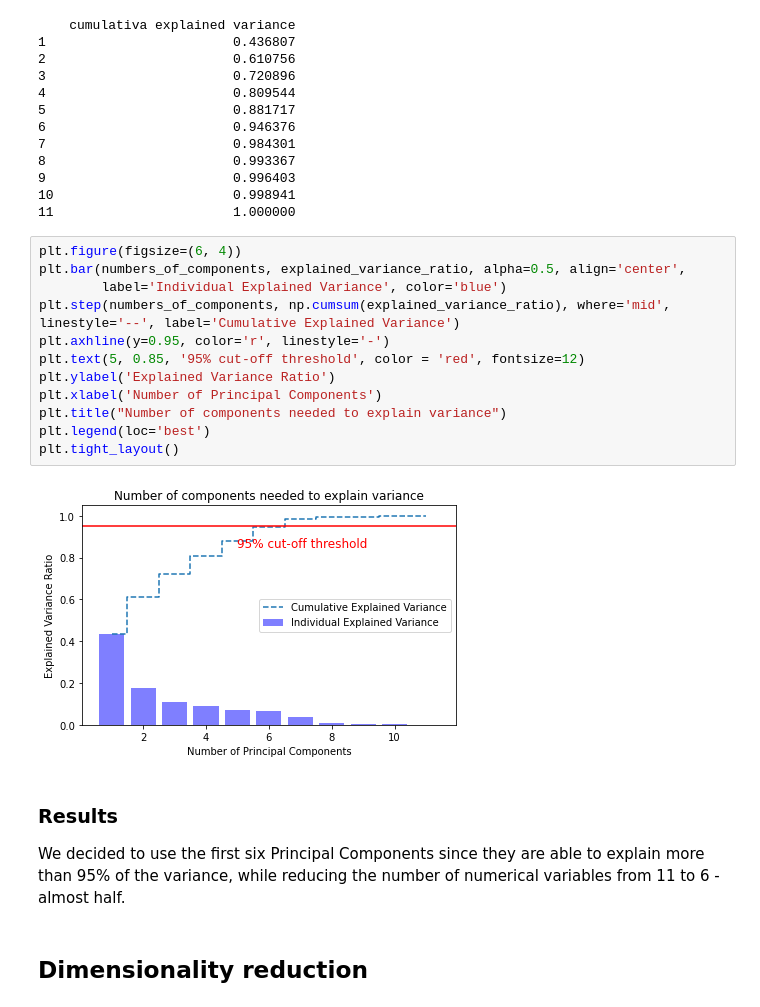
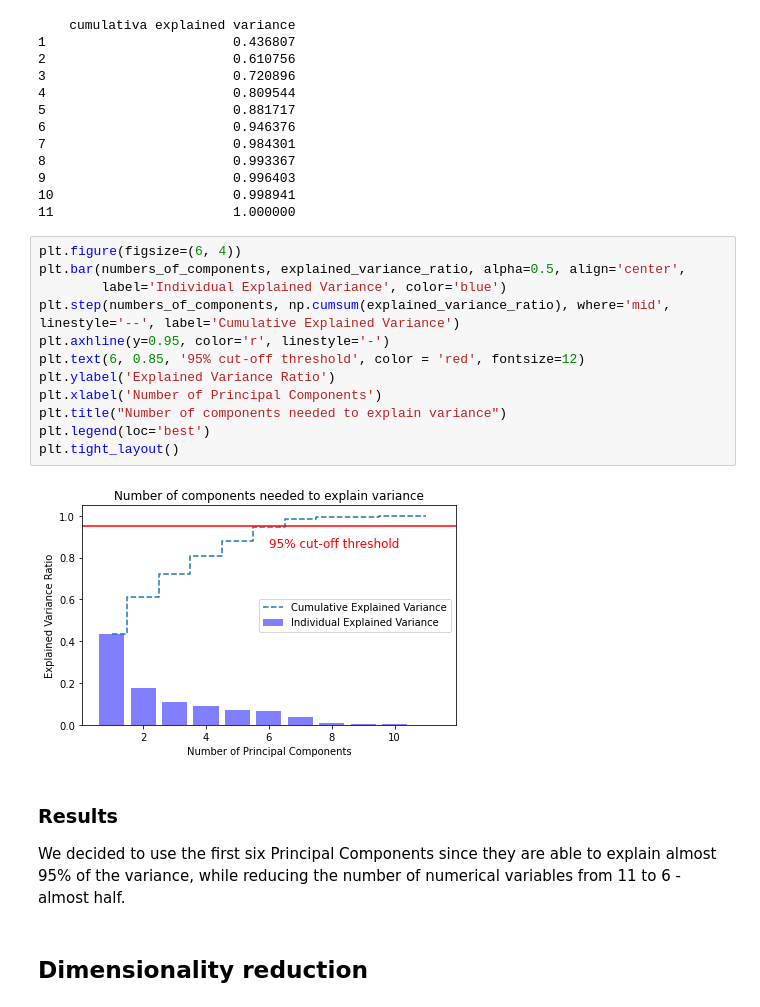
Before and after one commit to sharifnasser/ML-second-midterm, a Jupyter notebook: mid_term.ipynb, the cells around one changed output. Saved outputs shown, nothing was run; the diff lists cells and outputs as text.

```diff
--- a/mid_term.ipynb
+++ b/mid_term.ipynb
@@ -114,20 +115,20 @@ print(pd.DataFrame( {'cumulativa explained variance': np.cumsum(explained_varian
 # %%
 plt.figure(figsize=(6, 4))
 plt.bar(numbers_of_components, explained_variance_ratio, alpha=0.5, align='center',
         label='Individual Explained Variance', color='blue')
 plt.step(numbers_of_components, np.cumsum(explained_variance_ratio), where='mid', linestyle='--', label='Cumulative Explained Variance')
 plt.axhline(y=0.95, color='r', linestyle='-')
-plt.text(5, 0.85, '95% cut-off threshold', color = 'red', fontsize=12)
+plt.text(6, 0.85, '95% cut-off threshold', color = 'red', fontsize=12)
 plt.ylabel('Explained Variance Ratio')
 plt.xlabel('Number of Principal Components')
 plt.title("Number of components needed to explain variance")
 plt.legend(loc='best')
 plt.tight_layout()
 # %% [output]
-[figure, old version]
+[figure, new version]
 # %% [markdown]
 ### Results
-We decided to use the first six Principal Components since they are able to explain more than 95% of the variance, while reducing the number of numerical variables from 11 to 6 - almost half.
+We decided to use the first six Principal Components since they are able to explain almost 95% of the variance, while reducing the number of numerical variables from 11 to 6 - almost half.
 # %% [markdown]
 ## Dimensionality reduction
 # %%
```
Also changed, not shown: parts of 6 cells of this notebook.
